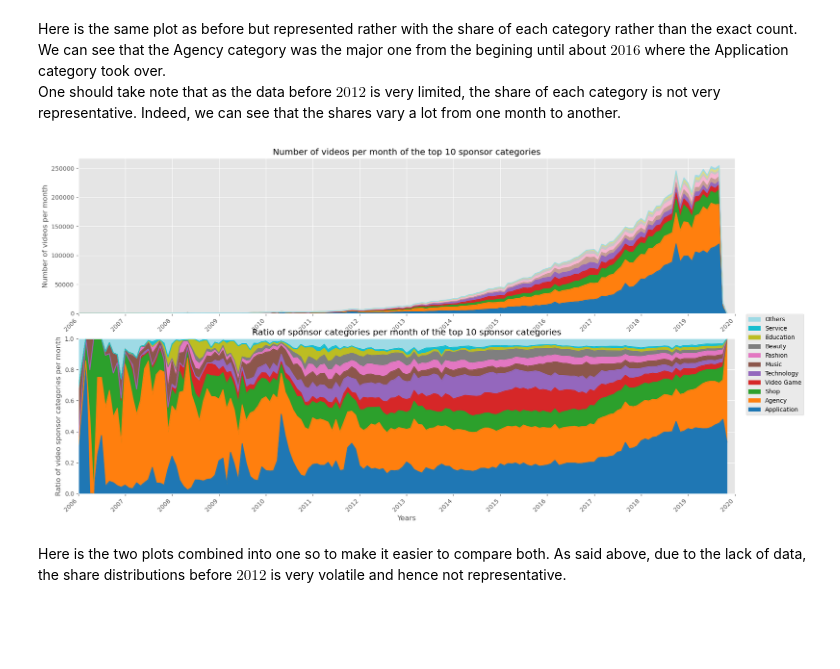
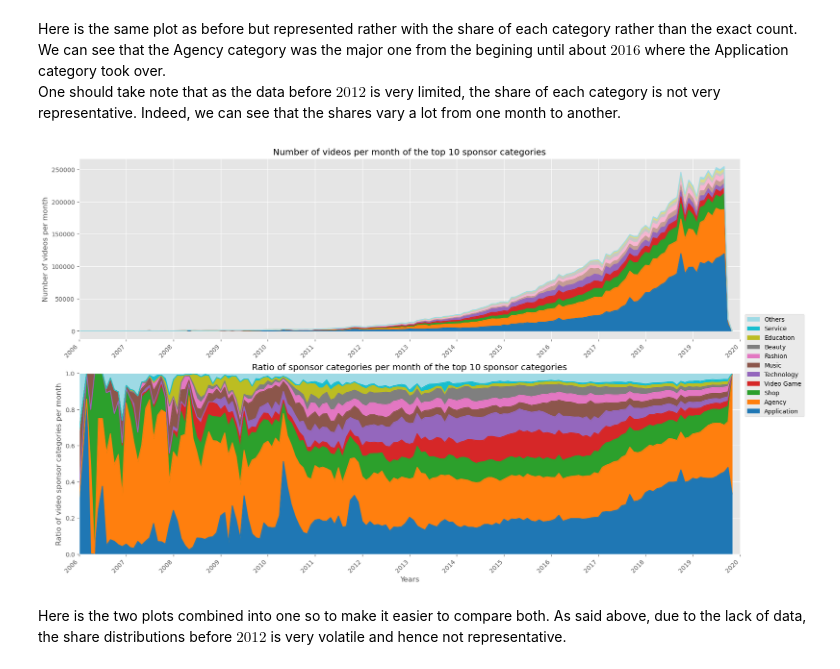
Before and after one commit to epfl-ada/ada-2022-project-fraisetagada, a Jupyter notebook: analysis/agency_analysis.ipynb, the cells around one changed output. Drawn from its saved outputs; the diff is of its cells as text; code cells hidden in the pictures; blank space fills up the shorter version.

Commit message:
Add more time series analysis and svg images

```diff
--- a/analysis/agency_analysis.ipynb
+++ b/analysis/agency_analysis.ipynb
@@ -463,41 +511,41 @@ Here is the same plot as before but represented rather with the share of each ca
 One should take note that as the data before $2012$ is very limited, the share of each category is not very representative. Indeed, we can see that the shares vary a lot from one month to another.
 # %%
 # Create a plot of 2 subplots of the plots above
-fig, (ax1, ax2) = plt.subplots(2, 1, figsize=(16, 10))
-fig.tight_layout(h_pad=3.0)
+fig, (ax1, ax2) = plt.subplots(2, 1, figsize=(16, 10), layout="constrained")
+#fig.tight_layout(h_pad=3.0)
 
 # Plot the number of videos per month of the top 10 sponsor categories
 # Do a stacked plot instead of line plot to see the different categories
 categories_top_sponsored.iloc[:,:10].plot.area(ax=ax1, colormap=cmap)
 ax1.set_title("Number of videos per month of the top 10 sponsor categories")
 # remove the xlabel of the first plot
 ax1.set_xlabel(None)
 ax1.set_ylabel("Number of videos per month")
 ax1.set_xlim("2006-01-01", "2020-01-01")
 ax1.xaxis.set_major_locator(mdates.YearLocator())
 ax1.tick_params(axis='x', labelrotation=45)
 ax1.get_legend().remove()
 
 categories_top_sponsored_others.apply(lambda x: x / x.sum(), axis=1).plot.area(ax=ax2, colormap=cmap)
 ax2.set_title("Ratio of sponsor categories per month of the top 10 sponsor categories")
 ax2.set_xlabel("Years")
 ax2.set_ylabel("Ratio of video sponsor categories per month")
 ax2.set_ylim(0, 1)
 ax2.set_xlim("2006-01-01", "2020-01-01")
 # Put the legend outside of the plot
 # plt.legend(bbox_to_anchor=(1.05, 1), loc='upper left', borderaxespad=0)
 # Revert the order of the legend
 handles, labels = ax2.get_legend_handles_labels()
 #ax2.legend(handles[::-1], labels[::-1], bbox_to_anchor=(1.05, 1), loc='upper left', borderaxespad=0)
 ax2.xaxis.set_major_locator(mdates.YearLocator())
 ax2.tick_params(axis='x', labelrotation=45)
 ax2.get_legend().remove()
 
 # Put legend outside of the plot to the right
-fig.legend(handles[::-1], labels[::-1], loc='center left', bbox_to_anchor=(1, 0.5), borderaxespad=0)
-
+fig.legend(handles[::-1], labels[::-1], loc='center left', bbox_to_anchor=(1, 0.5))
+plt.savefig("../images/sponsor_categories.svg", format="svg", bbox_inches="tight")
 plt.show()
 # %% [output]
-[figure, old version]
+[figure, new version]
 # %% [markdown]
 Here is the two plots combined into one so to make it easier to compare both. As said above, due to the lack of data, the share distributions before $2012$ is very volatile and hence not representative.
```
Also changed, not shown: parts of 19 cells of this notebook, 4 other files.
